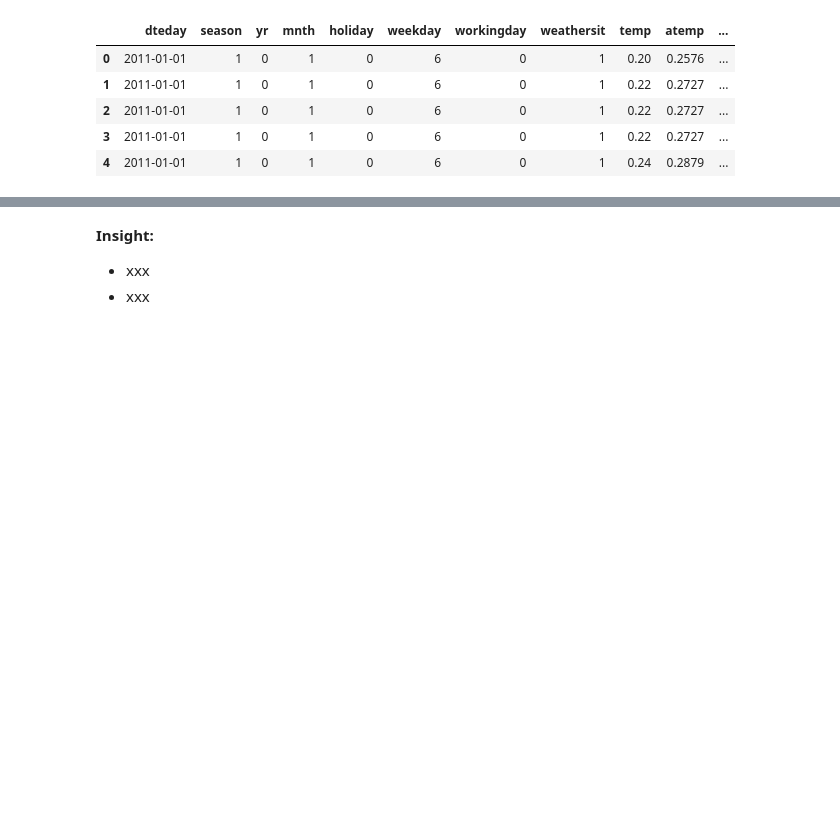
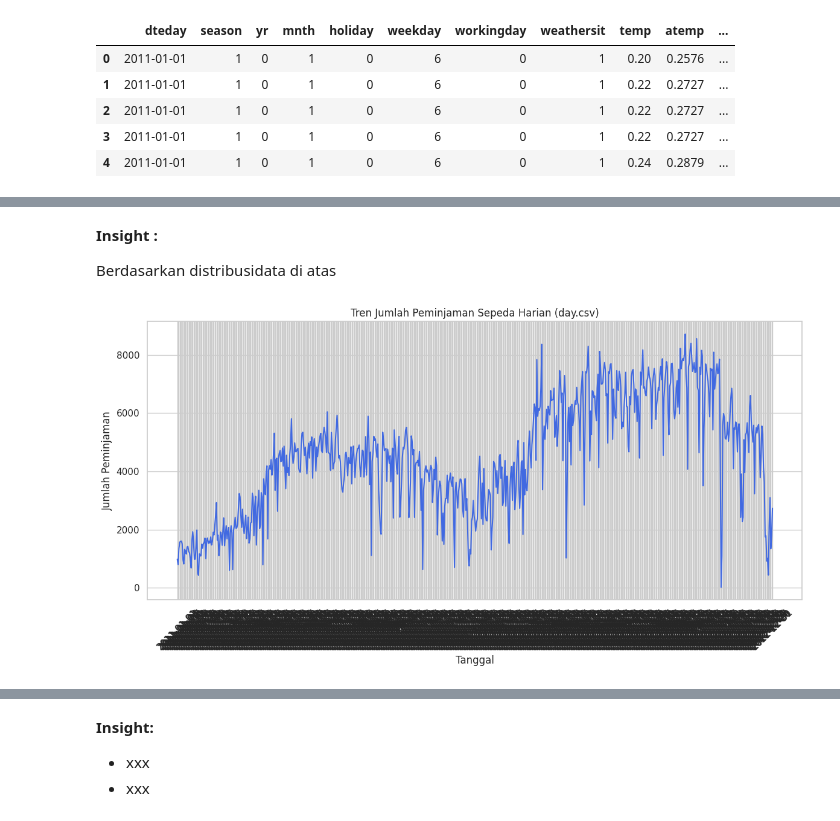
Before and after one commit to kifff/analisis_data_dg_python, a Jupyter notebook: notebook.ipynb, the cells around one changed output, grey strips where cells are left out. Saved outputs shown, nothing was run; the diff lists cells and outputs as text; code cells hidden in the pictures; blank space fills up the shorter version.

```diff
--- a/notebook.ipynb
+++ b/notebook.ipynb
@@ -371,0 +418,14 @@ data.describe(include='all')
+# %% [markdown]
+**Insight :**
+
+Berdasarkan distribusidata di atas
+# %%
+plt.figure(figsize=(14,6))
+sns.lineplot(data=day, x='dteday', y='cnt', color='royalblue')
+plt.title('Tren Jumlah Peminjaman Sepeda Harian (day.csv)')
+plt.xlabel('Tanggal')
+plt.ylabel('Jumlah Peminjaman')
+plt.xticks(rotation=45)
+plt.show()
+# %% [output]
+[figure, added]
```
Also changed, not shown: parts of 19 cells of this notebook, 2 other files.
